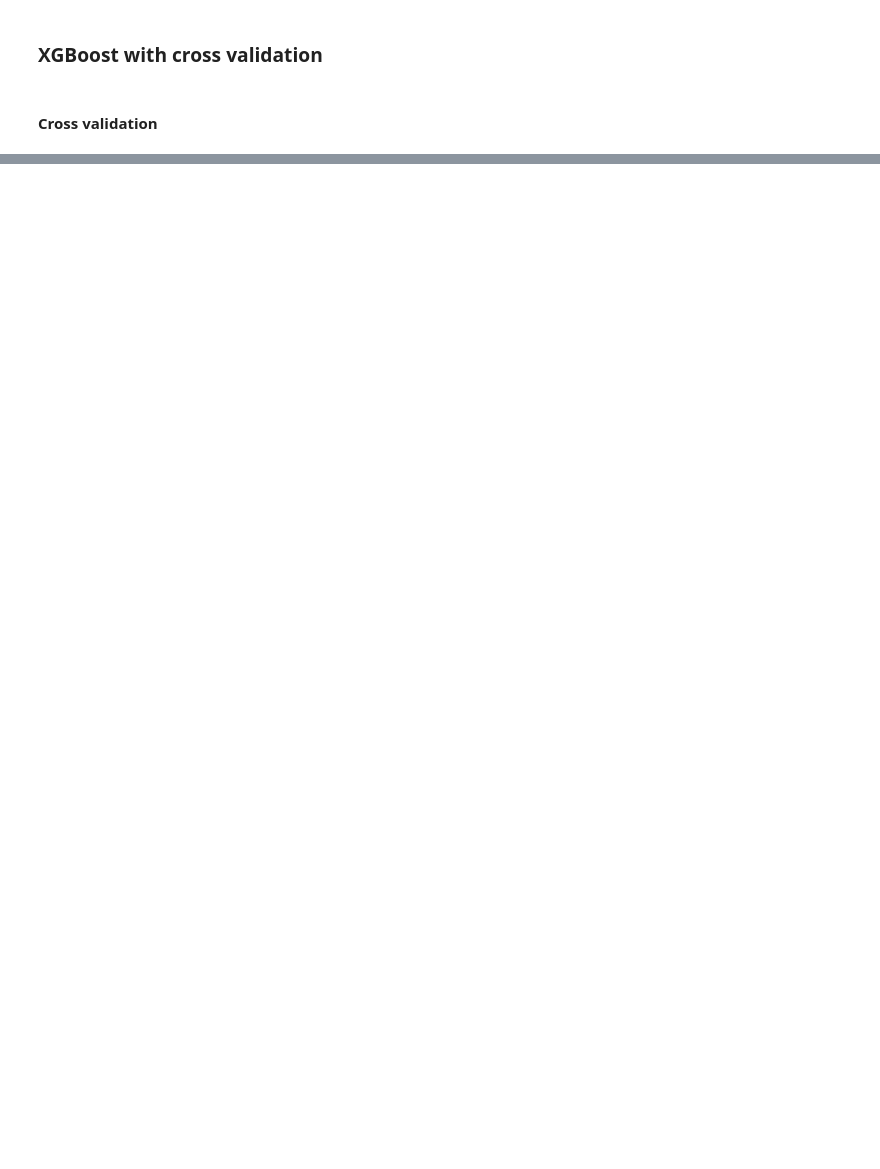
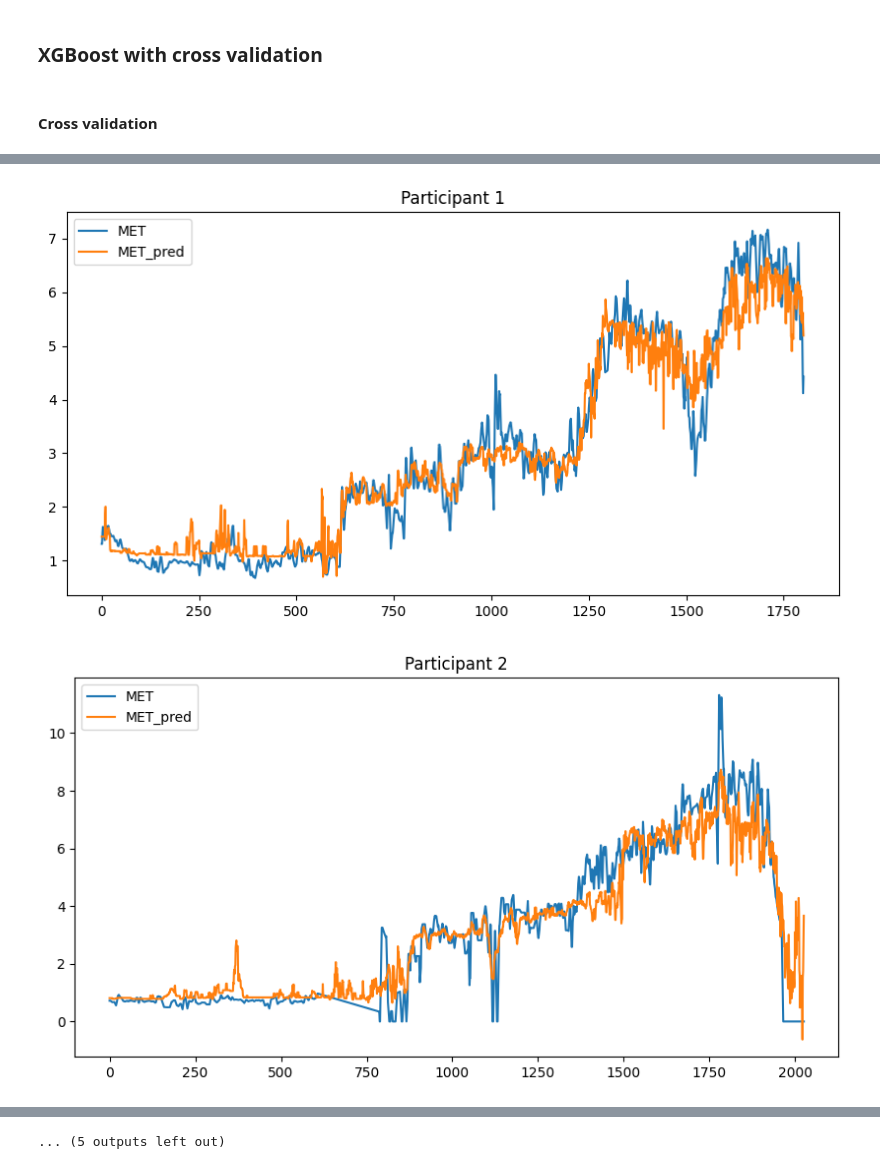
Before and after one commit to ConnorReed246/DataMiningProject, a Jupyter notebook: scripts/2_Prediction/prediction_E4.ipynb, the cells around one changed output, grey strips where cells are left out. Saved outputs shown, nothing was run; the diff lists cells and outputs as text; code cells hidden in the pictures; blank space fills up the shorter version.

Commit message:
Updated E4 predictions

```diff
--- a/scripts/2_Prediction/prediction_E4.ipynb
+++ b/scripts/2_Prediction/prediction_E4.ipynb
@@ -196,12 +212,11 @@ X_data = normalizer.fit_transform(X_data)
 # %% [markdown]
 #### Cross validation
 # %%
-parameters = dict([('colsample_bytree', 0.7),
+parameters = dict([('colsample_bytree', 0.56),
+    ('subsample', 0.3),
     ('max_depth', 3),
-    ('min_child_weight', 2.5),
+    ('min_child_weight', 0.7),
     ('learning_rate', 0.035)])
-n_splits = 17
-group_kfold = GroupKFold(n_splits=n_splits)
 model = XGBRegressor(**parameters)
 scores = cross_val_score(model, X_data, Y_data, cv=group_kfold, groups=participants, scoring='neg_mean_absolute_error', n_jobs=-1)
 for i in range(n_splits):
@@ -229,0 +245,16 @@ Mean squared error: 2.56
+# %%
+import matplotlib.pyplot as plt
+# Plot the actual MET and the predicted MET for participants
+for i in range(len(merged_dataset)):
+    X_data = merged_dataset[i][X_columns].copy()
+    X_data = X_data.to_numpy()
+    Y_data = merged_dataset[i]['MET']
+    Y_data = Y_data.to_numpy()
+    X_data = normalizer.transform(X_data)
+    model.fit(X_data, Y_data)
+    Y_pred = model.predict(X_data)
+    merged_dataset[i]['MET_pred'] = Y_pred
+    merged_dataset[i][['MET', 'MET_pred']].plot(title="Participant {0}".format(i+1), figsize=(10, 5))
+# %% [output]
+[figure, added]
+[figure, added]
@@ -229,0 +271 @@ Mean squared error: 2.56
+... (5 outputs left out)
```
Also changed, not shown: parts of 5 cells of this notebook.
